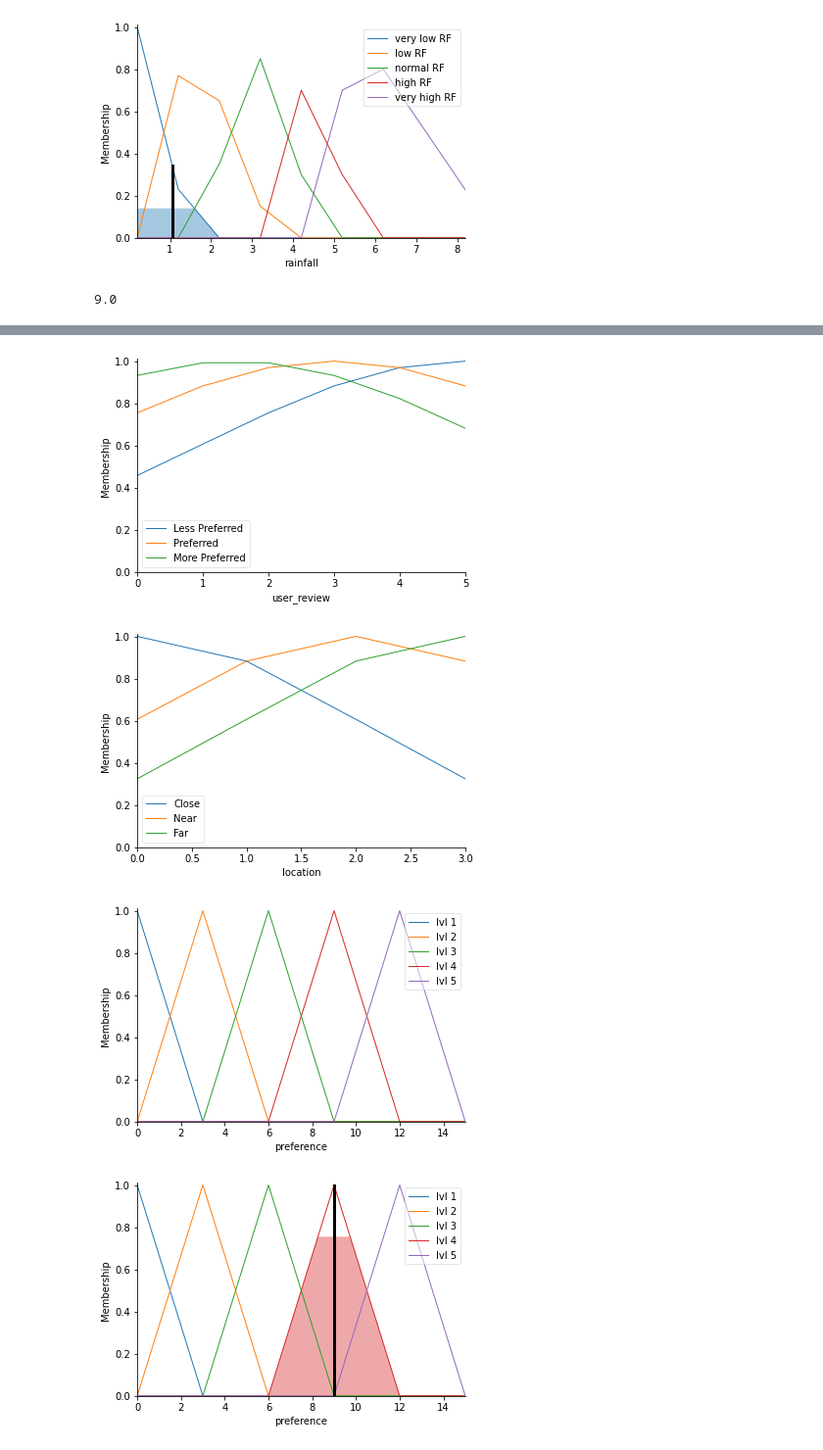
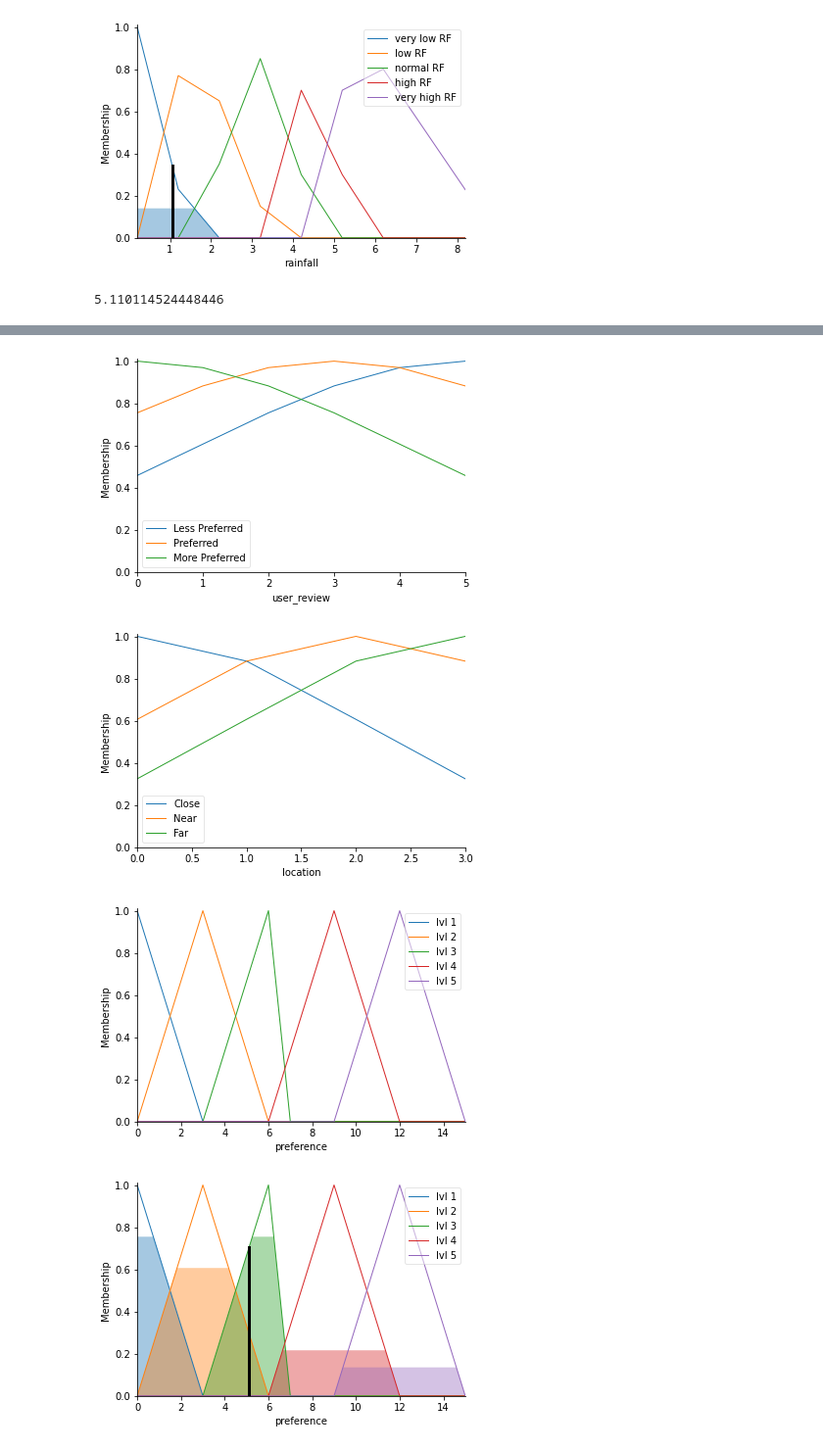
Before and after one commit to Hubobv/AI, a Jupyter notebook: Homework_AI.ipynb, the cells around one changed output, grey strips where cells are left out. Shown at 98% size. Cells and saved outputs as stored; diff of their text form; code cells hidden in the pictures.

```diff
--- a/Homework_AI.ipynb
+++ b/Homework_AI.ipynb
@@ -70,7 +70,6 @@ rainfall.view(sim=rainfalling)
 [figure]
 [figure]
 # %%
-from matplotlib.pyplot import close
 import numpy as np
 import skfuzzy as fuzz
 from skfuzzy import control as ctrl
@@ -80,6 +79,7 @@ environment = ctrl.Antecedent(np.arange(0,11,1),'environment')
 budget = ctrl.Antecedent(np.arange(0,10,1),'budget')
 location = ctrl.Antecedent(np.arange(0,4,1),'location')
 user_review = ctrl.Antecedent(np.arange(0,6,1),'user_review')
+
 preference = ctrl.Consequent(np.arange(0,16,1),'preference')
 
 taste['low'] = fuzz.gaussmf(taste.universe,0,4)
@@ -90,50 +90,54 @@ environment['low'] = fuzz.gaussmf(environment.universe,0,4)
 environment['medium'] = fuzz.gaussmf(environment.universe,5,4)
 environment['high'] = fuzz.gaussmf(environment.universe,10,4)
 
-budget['Less Prefereed'] = fuzz.gaussmf(budget.universe,9,4)
+budget['Less Preferred'] = fuzz.gaussmf(budget.universe,9,4)
 budget['Preferred'] = fuzz.gaussmf(budget.universe,6,4)
 budget['More Preferred'] = fuzz.gaussmf(budget.universe,0,4)
 
 user_review['Less Preferred'] = fuzz.gaussmf(user_review.universe,5,4)
 user_review['Preferred'] = fuzz.gaussmf(user_review.universe,3,4)
-user_review['More Preferred'] = fuzz.gaussmf(user_review.universe,1.5,4)
+user_review['More Preferred'] = fuzz.gaussmf(user_review.universe,0,4)
 
 location['Close'] = fuzz.gaussmf(location.universe,0,2)
 location['Near'] = fuzz.gaussmf(location.universe,2,2)
 location['Far'] = fuzz.gaussmf(location.universe,3,2)
 
 preference['lvl 1'] = fuzz.trimf(preference.universe,[0,0,3])
 preference['lvl 2'] = fuzz.trimf(preference.universe,[0,3,6])
-preference['lvl 3'] = fuzz.trimf(preference.universe,[3,6,9])
+preference['lvl 3'] = fuzz.trimf(preference.universe,[3,6,6])
 preference['lvl 4'] = fuzz.trimf(preference.universe,[6,9,12])
 preference['lvl 5'] = fuzz.trimf(preference.universe,[9,12,15])
 
 taste.view()
 environment.view()
 budget.view()
 user_review.view()
 location.view()
 preference.view()
 
-rule1 = ctrl.Rule(taste['medium']&environment['low']&budget['More Preferred']&location['Close']&user_review['Less Preferred'],preference['lvl 4'])
+rule1 = ctrl.Rule(taste['low']&environment['low']&budget['More Preferred']&location['Far']&user_review['More Preferred'],preference['lvl 1'])
+rule2 = ctrl.Rule(taste['low']&environment['medium']&budget['Preferred']&location['Far']&user_review['More Preferred'],preference['lvl 2'])
+rule3 = ctrl.Rule(taste['medium']&environment['medium']&budget['More Preferred']&location['Far']&user_review['More Preferred'],preference['lvl 3'])
+rule4 = ctrl.Rule(taste['high']&environment['medium']&budget['Preferred']&location['Far']&user_review['Less Preferred'],preference['lvl 4'])
+rule5 = ctrl.Rule(taste['high']&environment['high']&budget['Less Preferred']&location['Close']&user_review['Less Preferred'],preference['lvl 5'])
 
-preference_ctrl= ctrl.ControlSystem([rule1])
+preference_ctrl= ctrl.ControlSystem([rule1,rule2,rule3,rule4,rule5])
 preferencing = ctrl.ControlSystemSimulation(preference_ctrl)
 
-preferencing.input['taste']=2
+preferencing.input['taste']=3
 preferencing.input['environment']=2
 preferencing.input['budget']=2
-preferencing.input['location']=1
-preferencing.input['user_review']=3
+preferencing.input['location']=3
+preferencing.input['user_review']=2
 preferencing.compute()
 print(preferencing.output['preference'])
 preference.view(sim=preferencing)
 # %% [output]
-9.0
+5.110114524448446
 [figure]
 [figure]
 [figure]
-[figure, old version]
+[figure, new version]
 [figure]
-[figure, old version]
+[figure, new version]
-[figure, old version]
+[figure, new version]
```
Also changed, not shown: parts of 2 cells of this notebook.
